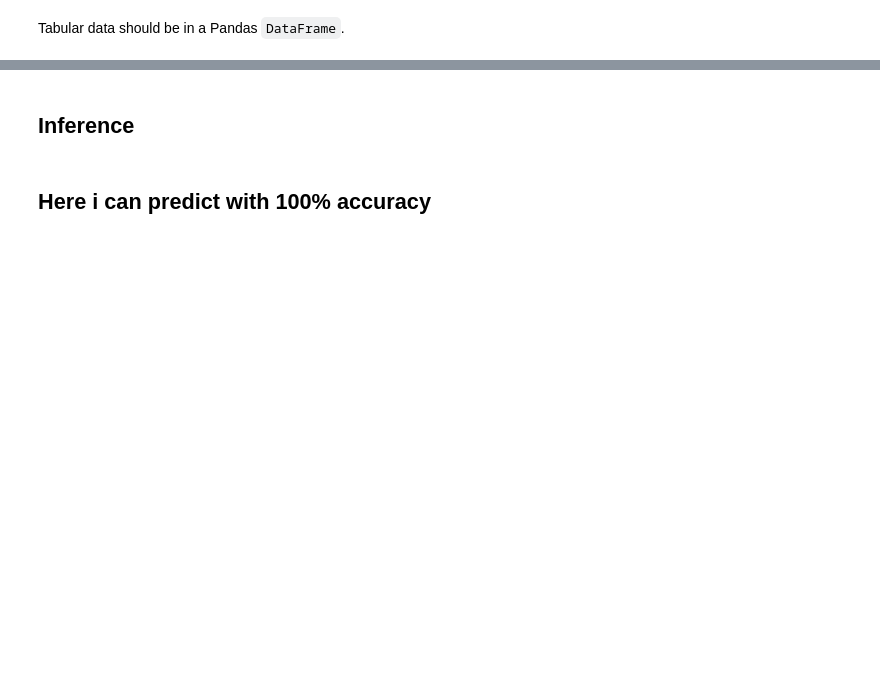
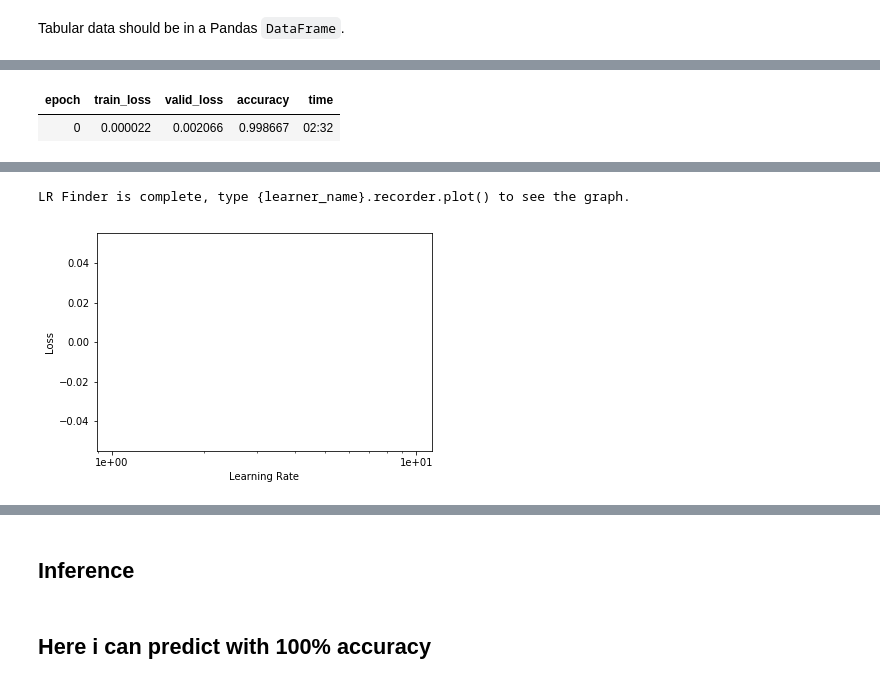
Before and after one commit to KenyanGeek/Binary-Classification-with-Unbalanced-Data-Deep-Learning-using-Fast.ai, a Jupyter notebook: Xente_Fraud_Detection_Challenge.ipynb, the cells around one changed output, grey strips where cells are left out. Saved outputs shown, nothing was run; the diff lists cells and outputs as text; code cells hidden in the pictures; blank space fills up the shorter version.

```diff
--- a/Xente_Fraud_Detection_Challenge.ipynb
+++ b/Xente_Fraud_Detection_Challenge.ipynb
@@ -51,0 +183,7 @@ learn = tabular_learner(data, layers=[300,150], metrics=accuracy)
+# %%
+
+#learn.fit(1, 1e-2)
+learn.fit_one_cycle(1, 2.5e-2)
+# %% [output]
+| epoch | train_loss | valid_loss | accuracy | time |
+| 0 | 0.000022 | 0.002066 | 0.998667 | 02:32 |
@@ -51,0 +198,4 @@ learn = tabular_learner(data, layers=[300,150], metrics=accuracy)
+# %%
+learn.lr_find()
+learn.recorder.plot()
+# %% [output]
@@ -52 +203,3 @@ learn = tabular_learner(data, layers=[300,150], metrics=accuracy)
+LR Finder is complete, type {learner_name}.recorder.plot() to see the graph.
+[figure, added]
 # %%
```
Also changed, not shown: parts of 26 cells of this notebook.
